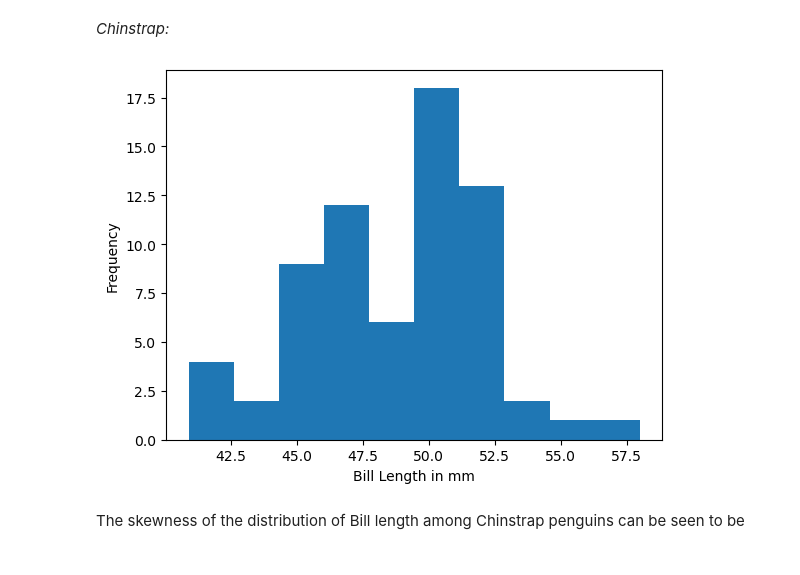
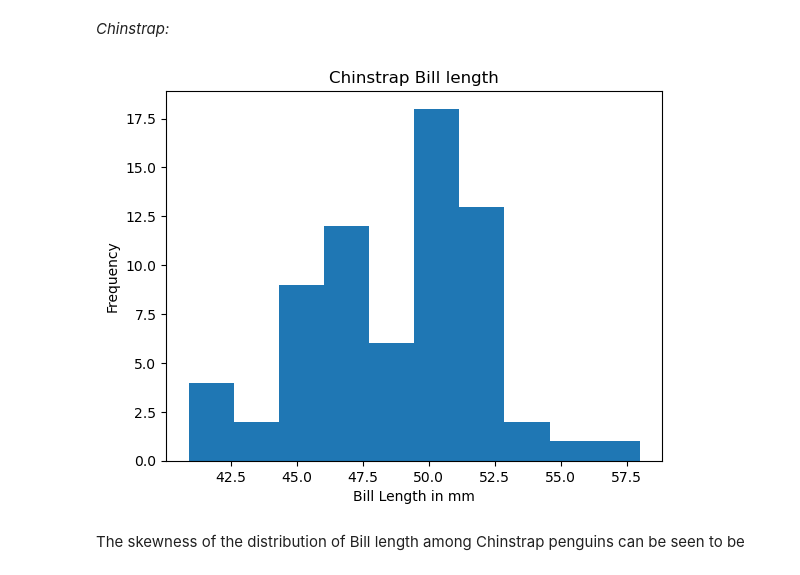
Before and after one commit to jmce22/fund_data, a Jupyter notebook: tasks.ipynb, the cells around one changed output. Drawn from its saved outputs; the diff is of its cells as text; code cells hidden in the pictures.

```diff
--- a/tasks.ipynb
+++ b/tasks.ipynb
@@ -389,15 +394,16 @@ We can see that the skewness of the distribution of the trait is 0.65, which is
 # %%
 # Chinstrap
 
 # here the loc function isolates the entries in the species column called 'Chinstrap'
 chinstrap_bill_length = df.loc[df['species'] == 'Chinstrap', 'bill_length']
 
 plt.hist(x = chinstrap_bill_length, bins = 10)
 plt.xlabel('Bill Length in mm')
 plt.ylabel('Frequency')
+plt.title('Chinstrap Bill length')
 plt.show()
 # %% [output]
-[figure, old version]
+[figure, new version]
 # %% [markdown]
 The skewness of the distribution of Bill length among Chinstrap penguins can be seen to be
 # %%
```
Also changed, not shown: parts of 17 cells of this notebook, 1 other file.
